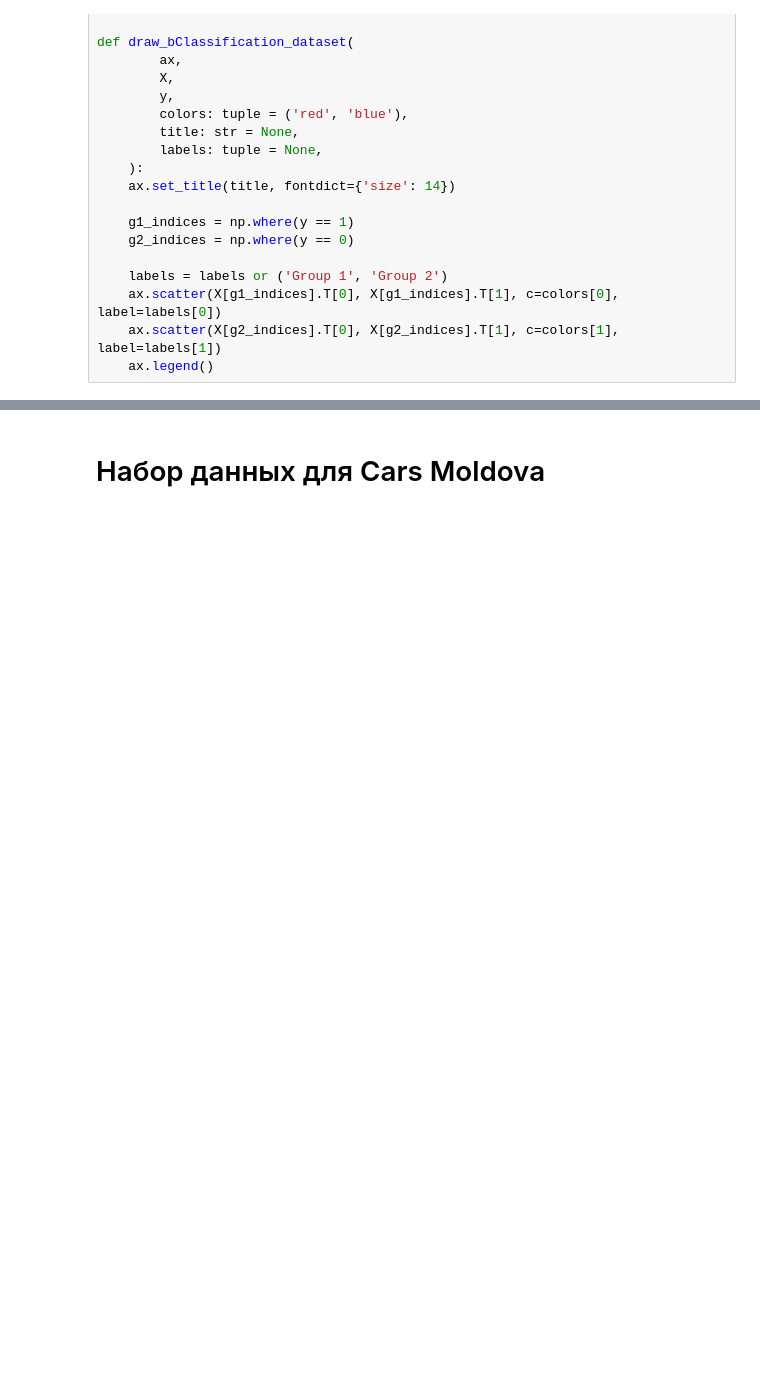
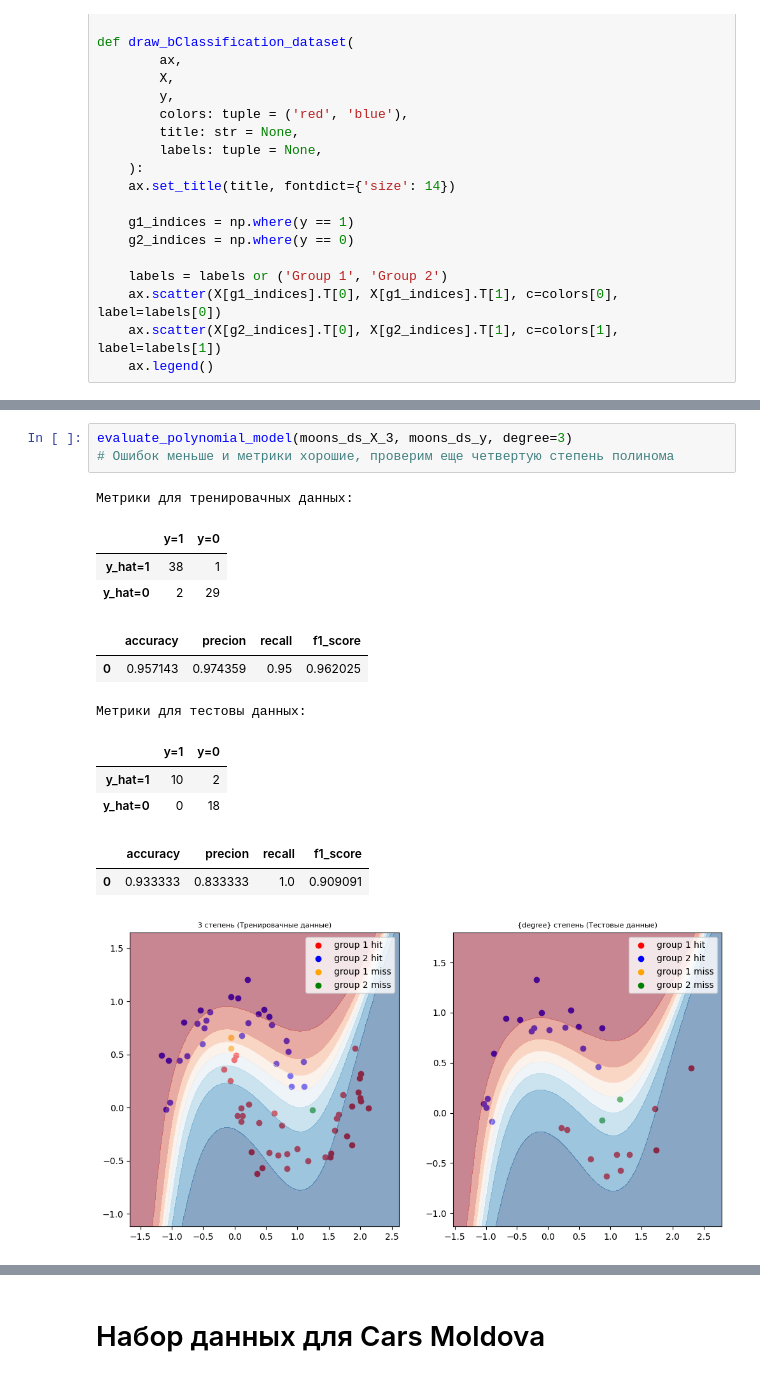
Before and after one commit to pyretttt/master_mle, a Jupyter notebook: practice3.ipynb, the cells around one changed output, grey strips where cells are left out. Saved outputs shown, nothing was run; the diff lists cells and outputs as text; blank space fills up the shorter version.

```diff
--- a/practice3.ipynb
+++ b/practice3.ipynb
@@ -203,0 +373,17 @@ ValueError: non-broadcastable output operand with shape (3,) doesn't match the b
+# %%
+evaluate_polynomial_model(moons_ds_X_3, moons_ds_y, degree=3)
+# Ошибок меньше и метрики хорошие, проверим еще четвертую степень полинома
+# %% [output]
+Метрики для тренировачных данных:
+|  | y=1 | y=0 |
+| y_hat=1 | 38 | 1 |
+| y_hat=0 | 2 | 29 |
+|  | accuracy | precion | recall | f1_score |
+| 0 | 0.957143 | 0.974359 | 0.95 | 0.962025 |
+Метрики для тестовы данных:
+|  | y=1 | y=0 |
+| y_hat=1 | 10 | 2 |
+| y_hat=0 | 0 | 18 |
+|  | accuracy | precion | recall | f1_score |
+| 0 | 0.933333 | 0.833333 | 1.0 | 0.909091 |
+[figure, added]
```
Also changed, not shown: parts of 27 cells of this notebook.
